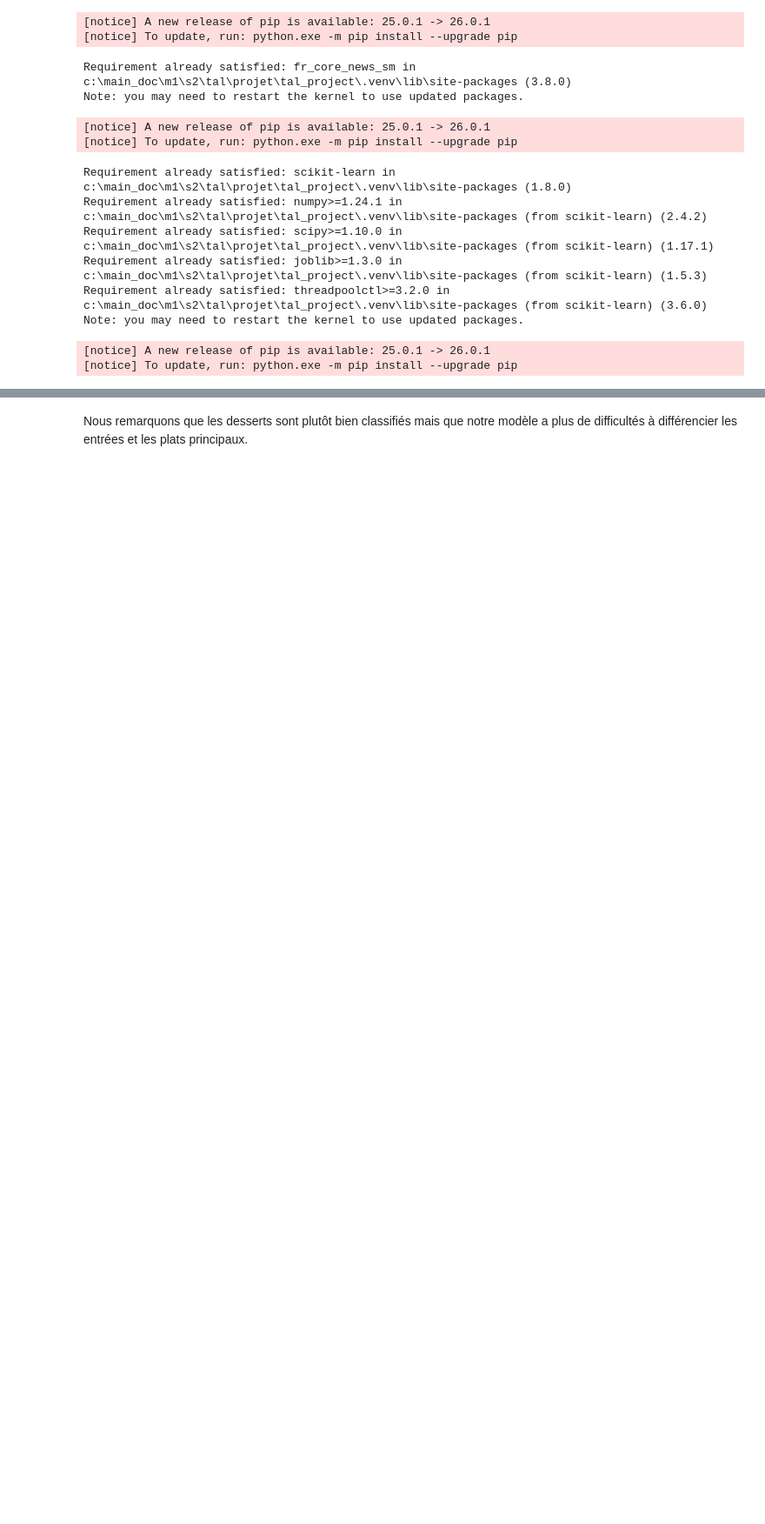
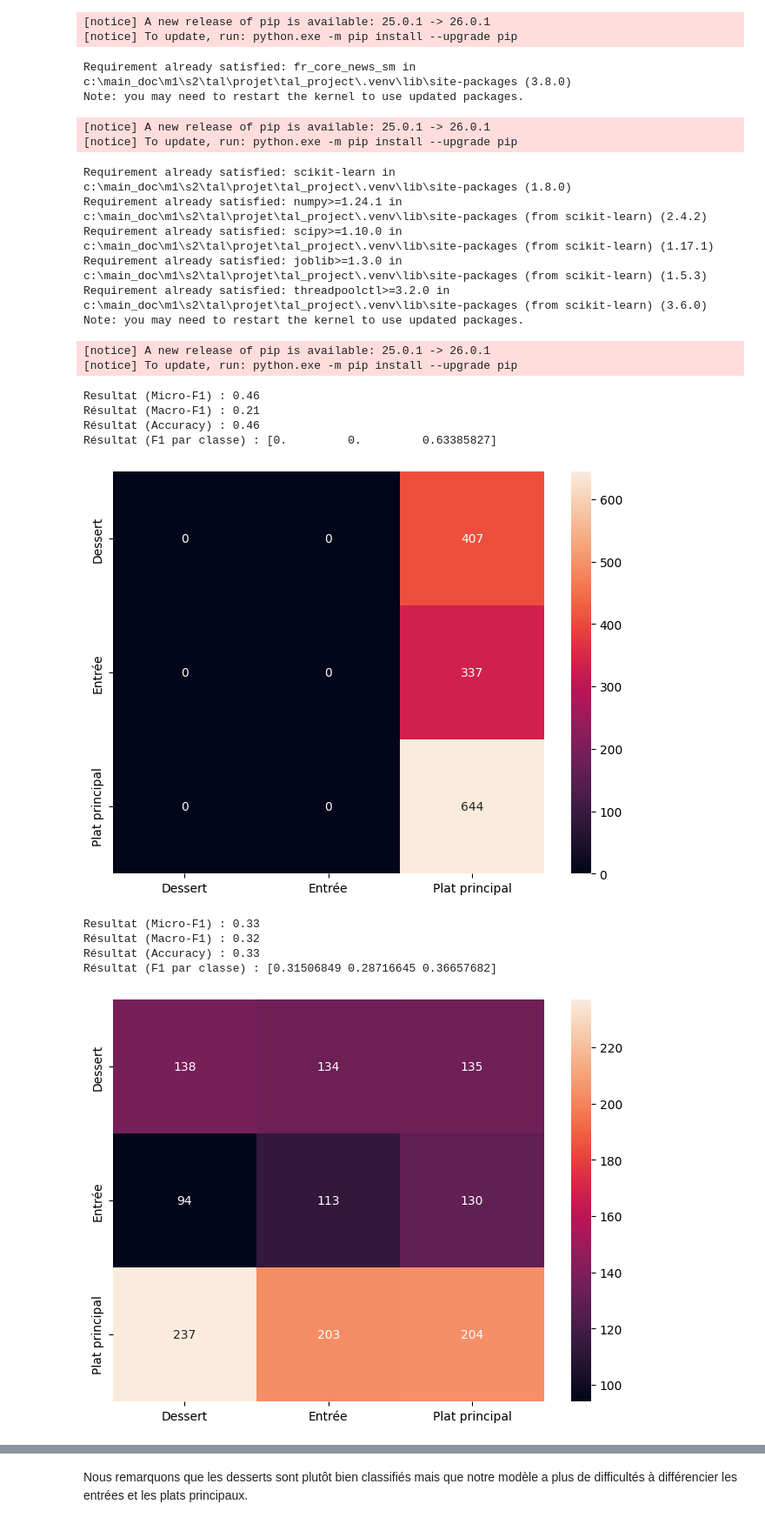
Before and after one commit to Assertur/tal_project, a Jupyter notebook: src/models.ipynb, the cells around one changed output, grey strips where cells are left out. Shown at 87% size. Saved outputs shown, nothing was run; the diff lists cells and outputs as text; code cells hidden in the pictures; blank space fills up the shorter version.

Commit message:
graphiques+debut readme

```diff
--- a/src/models.ipynb
+++ b/src/models.ipynb
@@ -130,9 +132,49 @@ def get_results(actual,predictions) :
     print(f"Résultat (Macro-F1) : {f1_score(actual, predictions, average='macro'):.2f}")
     print(f"Résultat (Accuracy) : {accuracy_score(actual, predictions):.2f}")
 
-    print(f"Classes : {sorted(actual.unique())}")
+    classes = sorted(actual.unique())
     print(f"Résultat (F1 par classe) : {f1_score(actual, predictions, average=None)}")
-    print(f"Matrice de confusion : {confusion_matrix(actual, predictions)}")
+    confusion = confusion_matrix(actual, predictions)
+    plt.figure(figsize=(8, 6))
+    sns.heatmap(confusion,
+                annot=True,
+                fmt='d',
+                xticklabels=classes,
+                yticklabels=classes)
+    plt.xlabel("Prédiction")
+    plt.ylabel("Vraie valeur")
+    plt.show()
+# %%
+# Baseline
+
+randomState = 42
+random.seed(randomState)
+
+def aleatoire(text):
+  possibilities = ["Entrée", "Plat principal", "Dessert"]
+  r = random.randint(0,2)
+  return possibilities[r]
+
+
+def majoritaire(text):
+  return "Plat principal"
+
+predictions = Y_test.apply(majoritaire)
+get_results(Y_test, predictions)
+
+predictions = Y_test.apply(aleatoire)
+get_results(Y_test, predictions)
+# %% [output]
+Resultat (Micro-F1) : 0.46
+Résultat (Macro-F1) : 0.21
+Résultat (Accuracy) : 0.46
+Résultat (F1 par classe) : [0.         0.         0.63385827]
+[figure, added]
+Resultat (Micro-F1) : 0.33
+Résultat (Macro-F1) : 0.32
+Résultat (Accuracy) : 0.33
+Résultat (F1 par classe) : [0.31506849 0.28716645 0.36657682]
+[figure, added]
 # %%
 # Méthode A : TF-IDF + Naive Bayes
 model = Pipeline([  # sequentially apply a list of transformers
```
Also changed, not shown: parts of 5 cells of this notebook, 1 other file.
